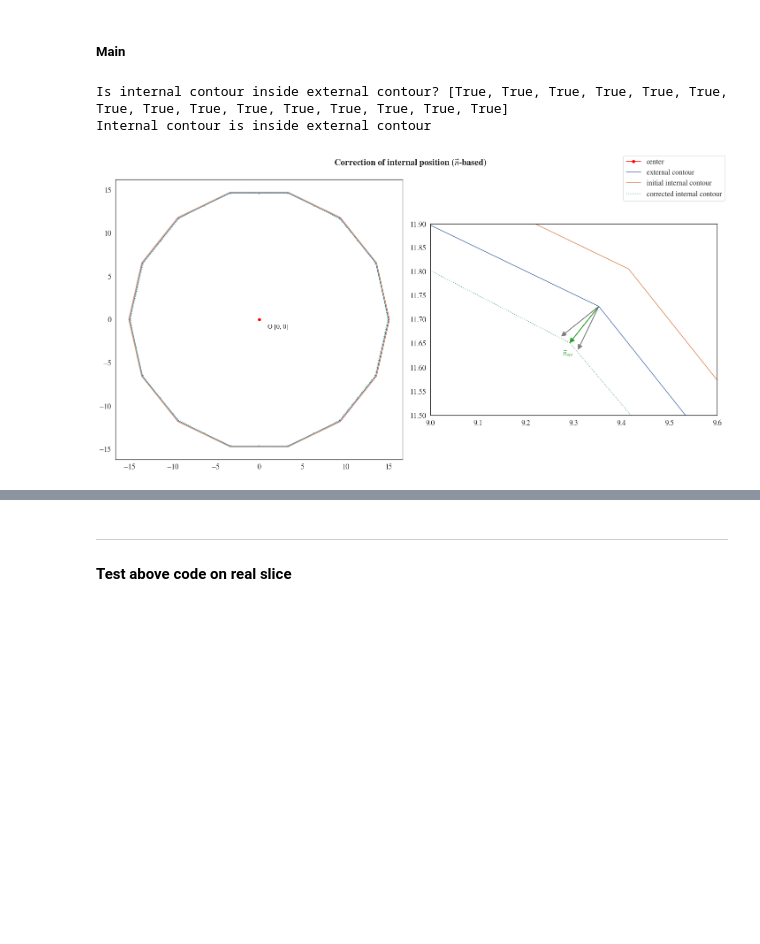
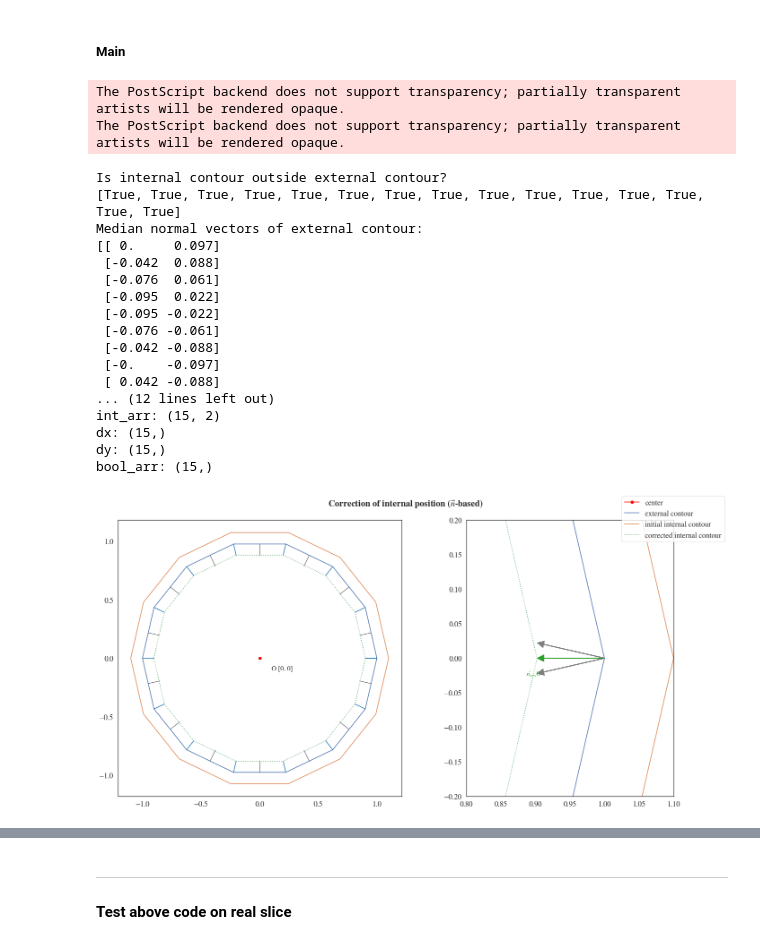
Before and after one commit to artorg-unibe-ch/spline_mesher, a Jupyter notebook: tmp/intersection_internal.ipynb, the cells around one changed output, grey strips where cells are left out. Cells and saved outputs as stored; diff of their text form; code cells hidden in the pictures; blank space fills up the shorter version.

Commit message:
Checked closed corrected loop (p37 LN01)

```diff
--- a/tmp/intersection_internal.ipynb
+++ b/tmp/intersection_internal.ipynb
@@ -371,51 +377,68 @@ def show_circles(center, n_points=15, min_thickness=1):
 # %%
 # PARAMS
 c = [0, 0]
 MIN_THICKNESS = 100e-3
 N_POINTS = 15
 
 # MAIN
 ext_s, int_s, dx, dy, dx_med, dy_med, fig, ax1, ax2 = show_circles(center=c, n_points=N_POINTS, min_thickness=MIN_THICKNESS)
 
 boolean_angle = is_internal_inside_external(ext_s, int_s)
-print(f'Is internal contour inside external contour? {boolean_angle}')
-if np.any(boolean_angle) == False:
-    print('Internal contour is outside external contour')
-    new_int = correct_intersection(
-    ext_arr=ext_s,
-    int_arr=int_s,
-    dx=dx_med,
-    dy=dy_med,
-    bool_arr=~np.array(boolean_angle)  # take the opposite of the boolean
-    )
-elif np.any(boolean_angle) == True:
-    print('Internal contour is inside external contour')
-    bool_min_thickness_s = check_intersection(ext=ext_s, int=int_s, min_thickness=MIN_THICKNESS)
-    new_int = correct_intersection(
-        ext_arr=ext_s,
-        int_arr=int_s,
-        dx=dx_med,
-        dy=dy_med,
-        bool_arr=bool_min_thickness_s
-        )
-else:
-    print('Could not check position between contours')
+print(f'Is internal contour outside external contour?\n{boolean_angle}')
+
+dx_med[-1] = dx_med[0]  # guarantees continuity / closes the loop
+dy_med[-1] = dy_med[0]  # guarantees continuity / closes the loop
+
+print(f'Median normal vectors of external contour:\n{np.around(np.c_[dx_med, dy_med], 3)}')
+
+new_int = correct_intersection(ext_arr=ext_s,
+                               int_arr=int_s,
+                               dx=dx_med,
+                               dy=dy_med,
+                               bool_arr=boolean_angle
+                               )
+
+bool_min_thickness_s = check_intersection(ext=ext_s, int=new_int, min_thickness=MIN_THICKNESS)
+new_int = correct_intersection(ext_arr=ext_s,
+                               int_arr=new_int,
+                               dx=dx_med,
+                               dy=dy_med,
+                               bool_arr=bool_min_thickness_s
+                               )
 
 ax1.plot(new_int[:, 0], new_int[:, 1], linestyle=':', label='corrected internal contour')
 ax2.plot(new_int[:, 0], new_int[:, 1], linestyle=':')
 ax1.set_aspect('equal')
 ax2.set_aspect('equal')
-ax2.set_xlim(9, 9.6)
-ax2.set_ylim(11.5, 11.9)
+ax2.set_xlim(0.8, 1.1)
+ax2.set_ylim(-0.2, 0.2)
 fig.suptitle('Correction of internal position ($\\vec{n}$-based)', weight='bold', fontsize=20)
 fig.legend(loc=1)
 fig.tight_layout()
 
 
 ax1.plot((ext_s[:, 0], ext_s[:, 0]-dy_med), (ext_s[:, 1], ext_s[:,1]+dx_med), color='tab:blue')
 # fig.savefig('Correction_internal_position.svg')
+fig.savefig('Correction_external_position.eps', format='eps')
 print('')
 # %% [output]
-Is internal contour inside external contour? [True, True, True, True, True, True, True, True, True, True, True, True, True, True, True]
-Internal contour is inside external contour
+The PostScript backend does not support transparency; partially transparent artists will be rendered opaque.
+The PostScript backend does not support transparency; partially transparent artists will be rendered opaque.
+Is internal contour outside external contour?
+[True, True, True, True, True, True, True, True, True, True, True, True, True, True, True]
+Median normal vectors of external contour:
+[[ 0.     0.097]
+ [-0.042  0.088]
+ [-0.076  0.061]
+ [-0.095  0.022]
+ [-0.095 -0.022]
+ [-0.076 -0.061]
+ [-0.042 -0.088]
+ [-0.    -0.097]
+ [ 0.042 -0.088]
+... (12 lines left out)
+int_arr: (15, 2)
+dx: (15,)
+dy: (15,)
+bool_arr: (15,)
-[figure, old version]
+[figure, new version]
```
Also changed, not shown: parts of 4 cells of this notebook, 3 other files.
